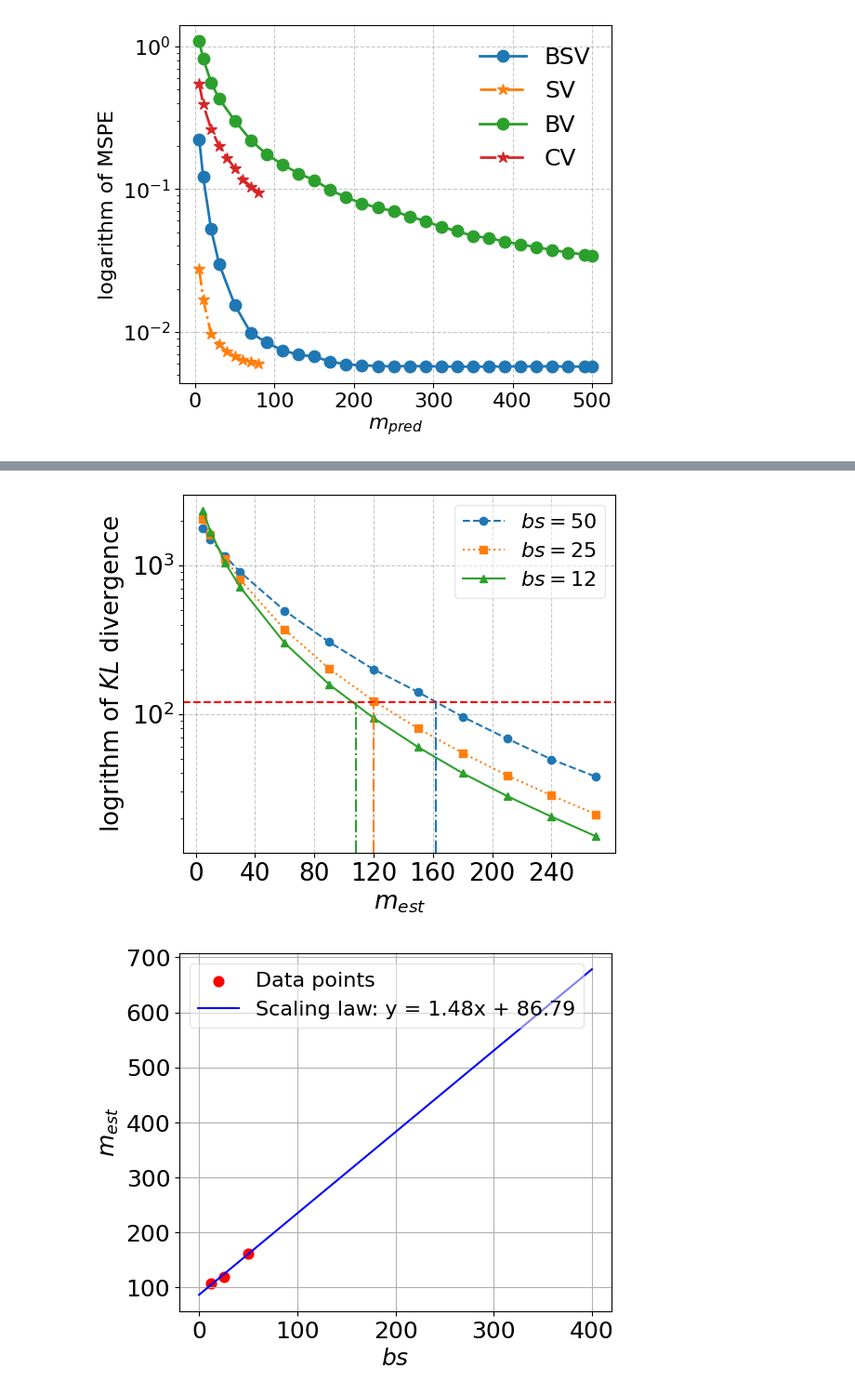
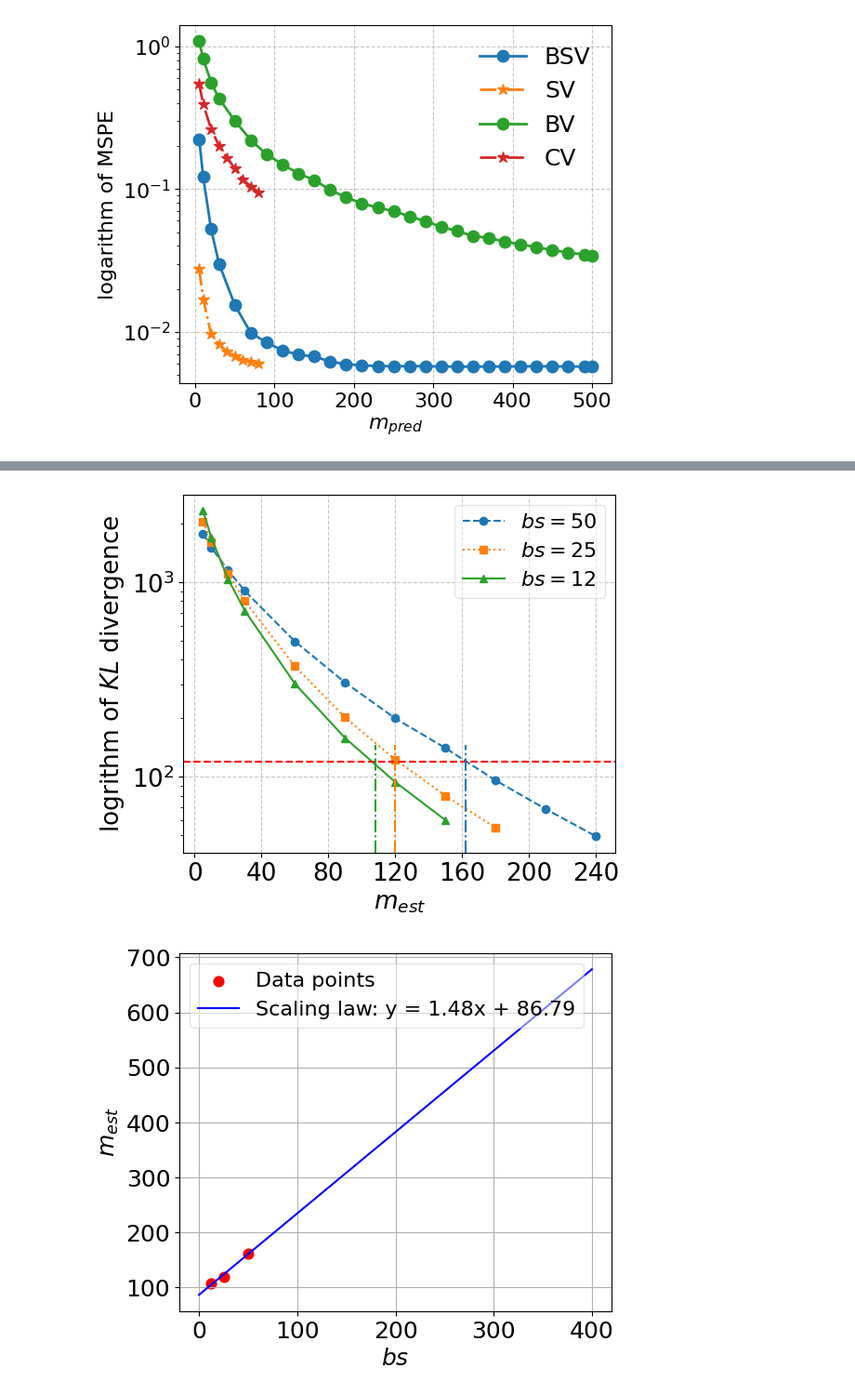
Before and after one commit to paper-code1/VecchiaConditionalExtremes, a Jupyter notebook: experiments/GPsimu.ipynb, the cells around one changed output, grey strips where cells are left out. Shown at 93% size. Cells and saved outputs as stored; diff of their text form; code cells hidden in the pictures.

```diff
--- a/experiments/GPsimu.ipynb
+++ b/experiments/GPsimu.ipynb
@@ -400,38 +400,39 @@ plt.figure(figsize=(6, 5))
 # Define different markers and linestyles for visual distinction
 markers = ['o', 's', '^', 'D', 'v']  # circle, square, triangle up, diamond, triangle down
 linestyles = ['--', ':', '-',  '-.', '-']  # solid, dashed, dotted, dashdot, solid
 colors = ['#1f77b4', '#ff7f0e', '#2ca02c', '#d62728', '#9467bd', '#8c564b', '#e377c2',
  '#7f7f7f', '#bcbd22', '#17becf']
 
+limted_num = [1, 3, 4]
 
 # Plot each row (corresponding to different bc values)
 for idx, bc in enumerate(m_bc):
-    plt.plot(m_bv, df_plot_bv.iloc[idx],
+    plt.plot(m_bv[:(len(m_bv) - limted_num[idx])], df_plot_bv.iloc[idx][:(len(m_bv) - limted_num[idx])],
              marker=markers[idx],
              color=colors[idx],
              label=f'$bs={int(5000/bc)}$',
              linestyle=linestyles[idx])
 
 plt.xlabel(r'$m_{est}$')
 plt.ylabel(r'logrithm of $\mathit{KL}$ divergence')
 plt.yscale('log')
 plt.grid(True, linestyle='--', alpha=0.7)
 plt.legend(framealpha=0.5, fontsize=16)
 
 plt.axhline(y=120, color='red', linestyle='--')
-plt.axvline(x=107.9, color=colors[2], linestyle='-.', ymax = 0.42)
-plt.axvline(x=120, color=colors[1], linestyle='-.', ymax = 0.42)
-plt.axvline(x=162, color=colors[0], linestyle='-.', ymax = 0.42)
+plt.axvline(x=107.9, color=colors[2], linestyle='-.', ymax = 0.3)
+plt.axvline(x=120, color=colors[1], linestyle='-.', ymax = 0.3)
+plt.axvline(x=162, color=colors[0], linestyle='-.', ymax = 0.3)
 
 # Add this to make x-axis labels denser
 plt.xticks(ticks=np.arange(0, max(m_bv)+1, 40))
 
 # Save the plot
 os.makedirs('./fig', exist_ok=True)
 plt.savefig('./fig/kl_divergence_bs_bc.pdf', bbox_inches='tight', dpi=300)
 plt.show()
 # %% [output]
-[figure, old version]
+[figure, new version]
 # %%
 import numpy as np
 import matplotlib.pyplot as plt
```
Also changed, not shown: 2 other files.
